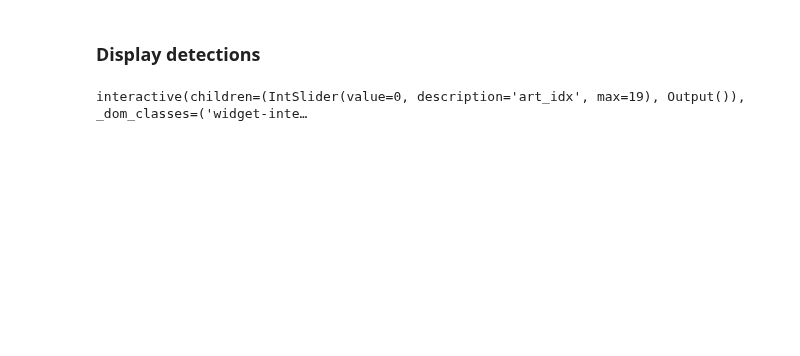
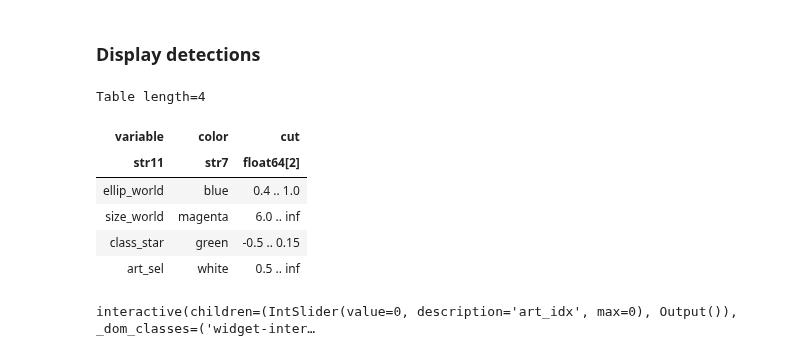
Before and after one commit to rbuehler/vasca, a Jupyter notebook: vasca/examples/inspect_artifacts.ipynb, the cells around one changed output. Drawn from its saved outputs; the diff is of its cells as text; code cells hidden in the pictures; blank space fills up the shorter version.

```diff
--- a/vasca/examples/inspect_artifacts.ipynb
+++ b/vasca/examples/inspect_artifacts.ipynb
@@ -3,7 +3,7 @@
 # %% [markdown]
 ### Setup main notebook options
 # %%
-region_name = "TDS"  #_ELAISN1
+region_name = "WD" #"TDS"  #_ELAISN1
 
 # Add artifacts here
 dd_arts = [{"field_id":"GNU2597312684324028416", "ra":243.31, "dec":55.79, "rad":0.01},   # 0 Detection structures next to bright source
@@ -30,12 +30,24 @@ dd_arts = [{"field_id":"GNU2597312684324028416", "ra":243.31, "dec":55.79, "rad"
            #{"field_id":"", "ra":, "dec":, "rad":0.01},
         ]
 
+dd_arts = [{"field_id":"GNU2534578948688314368", "ra":215.32584399689677, "dec":52.59654535152096, "rad":0.002}] #20 WD association with very nearby source
+
 # Variables to select detections and plotting options
 import numpy as np
 
 #Select artifacts that lead to detection removal. New column with "art_sel" will be created for detections to cut on.
 #This variable is zero if none of the artifacts below is selected, othervise the "artifact value"
-art_bit_sel = [2,4,8,16,32,64,128,256,512] # [2,4,8,128]
+art_bit_sel = [2,4] # [2,4,8,128] ,8,16,32,64,128,256,512
+s2n_min    = 4                                                       # Minimum s2n of detections
+r_fov_max  = 0.5                                                     #Maximum distance from the camera center
+vars       = ["ellip_world","size_world","class_star","art_sel"]     # Variables to be used to select detections on artifacts
+vars_sel   = [[0.4,1.0]    ,[6,np.inf] ,[-0.5,0.15] ,[0.5,np.inf]]   # Selection of detections on artifacts
+vars_col   = ["blue"       ,"magenta"  ,"green"     ,"white"]           # Circle color for selected detections on artifacts
+vars_ms    = [8            ,6.5         , 5          ,3.5]           # Marker size of circles showing detections selected by these artifacts.
+vars_bins  = [40           ,"sqrt"      , 40         ,"sqrt"]        # Nr bins for histogram plots
+vars_log   = [False        ,True        , False      , True ]        # Show histograms in logy?
+lw = 0.8                                                             # Line width for circles of detections on skymaps
+
 
 # http://www.galex.caltech.edu/wiki/GCAT_Manual#Flags
 # [1,2,4,8,16,32,64,128,256,512]
@@ -49,16 +61,6 @@ art_bit_sel = [2,4,8,16,32,64,128,256,512] # [2,4,8,128]
 #    (128): varmask; Masked pixel determined by varpix.
 #    (256): hotmask; Detector hot spots.
 #    (512): yaghost; Possible ghost image from YA slope. This is only relevant for data taken after the completion of GR6.
-
-s2n_min    = 4                                                       # Minimum s2n of detections
-r_fov_max  = 0.5                                                     #Maximum distance from the camera center
-vars       = ["ellip_world","size_world","class_star","art_sel"]     # Variables to be used to select detections on artifacts
-vars_sel   = [[0.3,1.0]    ,[6,np.inf] ,[-0.5,0.15] ,[0.5,np.inf]]   # Selection of detections on artifacts
-vars_col   = ["b"          ,"m"         ,"g"         ,"w"]           # Circle color for selected detections on artifacts
-vars_ms    = [8            ,6.5         , 5          ,3.5]           # Marker size of circles showing detections selected by these artifacts.
-vars_bins  = [40           ,"sqrt"      , 40         ,"sqrt"]        # Nr bins for histogram plots
-vars_log   = [False        ,True        , False      , True ]        # Show histograms in logy?
-lw = 0.8                                                             # Line width for circles of detections on skymaps
 # %% [markdown]
 ### Load region
 # %%
@@ -84,3 +86,9 @@ from vasca.utils import mag2flux, sel_sources, dd_filter2id
 region_fname = "./vasca_pipeline/"+region_name+"/region_"+region_name+".fits"
 rg = Region()
 rg.load_from_fits(region_fname)
+
+#Put above cuts in a table for better displaying later
+tt_var_info = Table()
+tt_var_info["variable"]=vars
+tt_var_info["color"] = vars_col
+tt_var_info["cut"] = vars_sel
@@ -87,6 +98,7 @@ rg.load_from_fits(region_fname)
 # %% [markdown]
 ### Display detections
 # %%
+display(tt_var_info)
 def plot_art(art_idx):
     # Get field
     dd_art = dd_arts[art_idx]
@@ -106,6 +118,7 @@ def plot_art(art_idx):
     sel_s2nfov = sel_s2n * sel_fov
     fd.tt_detections["sel"]  = sel_s2nfov
     tt_det_all = fd.tt_detections[sel_s2nfov]
+    display(tt_det_all)
 
 
     # Apply bitmask cut
@@ -140,31 +153,38 @@ def plot_art(art_idx):
     for ii in range(len(vars)):
         sel_art = (tt_det_all[vars[ii]]>vars_sel[ii][0]) * (tt_det_all[vars[ii]]<vars_sel[ii][1])
         sel_art_tot += sel_art
         tt_eff[vars[ii]] = [round(1.-sel_art.sum()/ nr_det,6)]
     sel_noart = ~(sel_art_tot>0)
     tt_eff["total"] = [round((sel_s2nfov.sum()/ nr_det)*(sel_noart.sum()/len(tt_det_all)),6)]
 
     # Add s2n und fov cut efficiencies
 
     #Plot circles for detections passing different cuts
     for ii in range(len(vars)):
         sel= (tt_det[vars[ii]]>vars_sel[ii][0]) * (tt_det[vars[ii]]<vars_sel[ii][1])
         kdet_ell = {"marker":"o","color":vars_col[ii],"markersize": vars_ms[ii],"alpha":1,"markeredgewidth": lw}
         vvis.plot_sky_sources(tt_det[sel], src_id=None,src_kwargs=kdet_ell, sky_region_wcs = (sky_art,wcs_art), only_selected=True)
     plt.tight_layout()
     plt.show()
 
     #Draw some distributions in field
     fig_dist, axs = plt.subplots(1,4,figsize=(12, 3.5))
     axs = axs.flatten()
     for ii in range(0,4):
         axs[ii].hist([tt_det_all[vars[ii]],tt_det[vars[ii]]],density=True, bins = vars_bins[ii], log = vars_log[ii], histtype="step")
         axs[ii].set_xlabel(vars[ii])
     plt.tight_layout()
     plt.show()
 
     display(tt_det[["ra","dec", "artifacts","r_fov","s2n"]+vars])
     display("Kept fraction of detections in entire field",tt_eff)
 widgets.interactive( plot_art, art_idx=widgets.IntSlider(min=0, max=len(dd_arts)-1, value=0, step=1))
 # %% [output]
-interactive(children=(IntSlider(value=0, description='art_idx', max=19), Output()), _dom_classes=('widget-inte…
+Table length=4
+| variable | color | cut |
+| str11 | str7 | float64[2] |
+| ellip_world | blue | 0.4 .. 1.0 |
+| size_world | magenta | 6.0 .. inf |
+| class_star | green | -0.5 .. 0.15 |
+| art_sel | white | 0.5 .. inf |
+interactive(children=(IntSlider(value=0, description='art_idx', max=0), Output()), _dom_classes=('widget-inter…
```
Also changed, not shown: parts of 1 cell of this notebook, 8 other files.
